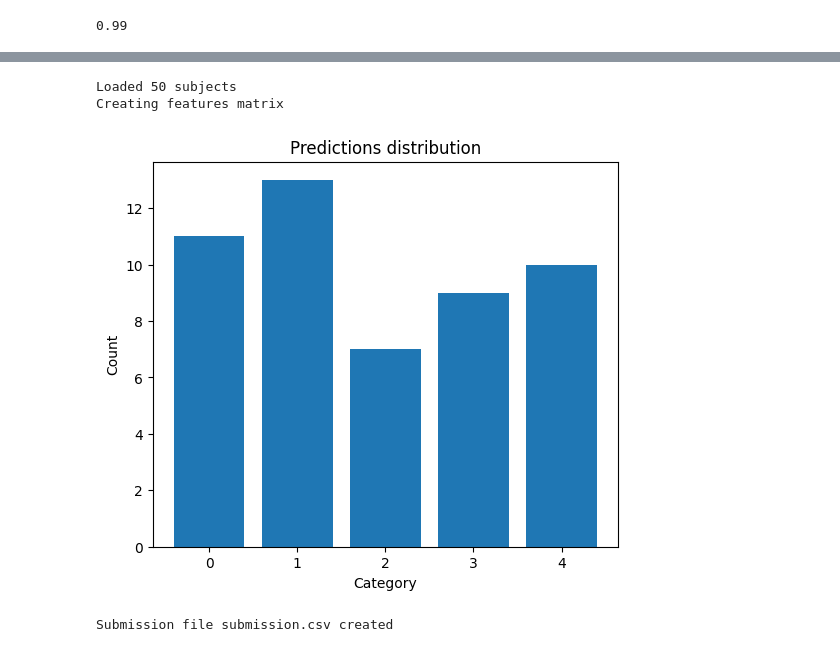
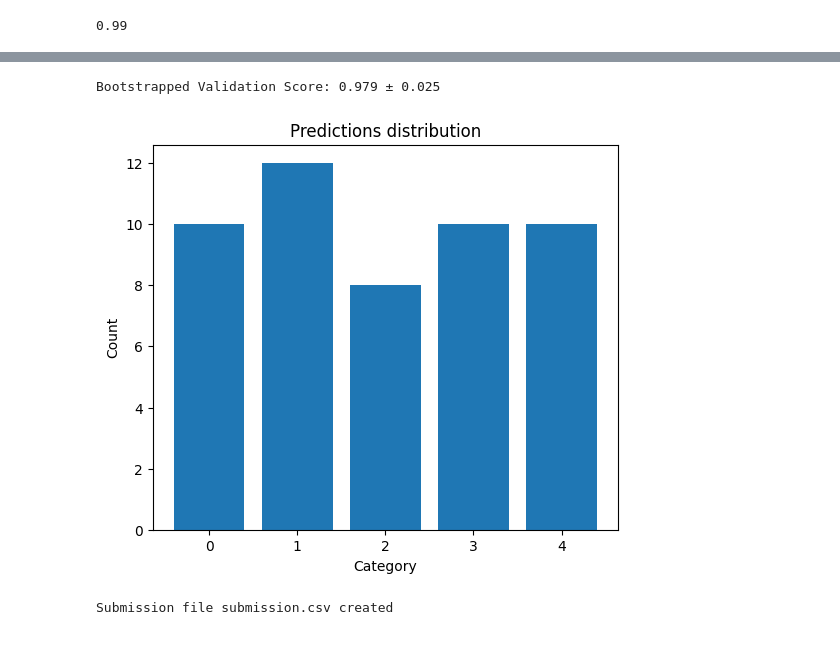
Before and after one commit to clementgilli/Cardiac-Pathology-Prediction, a Jupyter notebook: worksheet.ipynb, the cells around one changed output, grey strips where cells are left out. Cells and saved outputs as stored; diff of their text form; code cells hidden in the pictures.

```diff
--- a/worksheet.ipynb
+++ b/worksheet.ipynb
@@ -178,7 +129,17 @@ plt.show()
+# %%
+N_SIMULATIONS = 1000
+sample_size = int(0.3 * len(y))
+
+bootstrap_scores = []
+for _ in range(N_SIMULATIONS):
+    X_sample, y_sample = resample(X_filtered, y, n_samples=sample_size, random_state=None)
+    bootstrap_scores.append(clf_filtered.score(X_sample, y_sample))
+
+print(f"Bootstrapped Validation Score: {np.mean(bootstrap_scores):.3f} ± {np.std(bootstrap_scores):.3f}")
+# %% [output]
+Bootstrapped Validation Score: 0.979 ± 0.025
 # %%
-submission(clf, "submission")
+submission(clf_filtered, "submission", removed_features=removed_features)
 # %% [output]
+[figure, new version]
-Loaded 50 subjects
-Creating features matrix
+Submission file submission.csv created
-[figure, old version]
-Submission file submission.csv created
```
Also changed, not shown: parts of 21 cells of this notebook, 4 other files.
